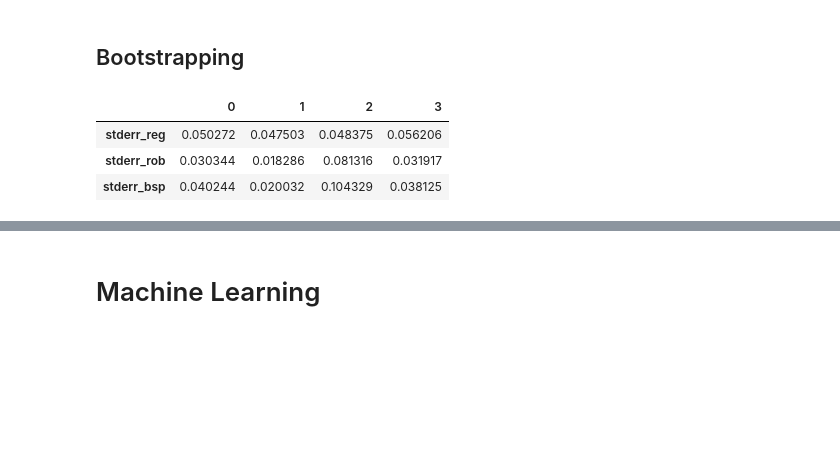
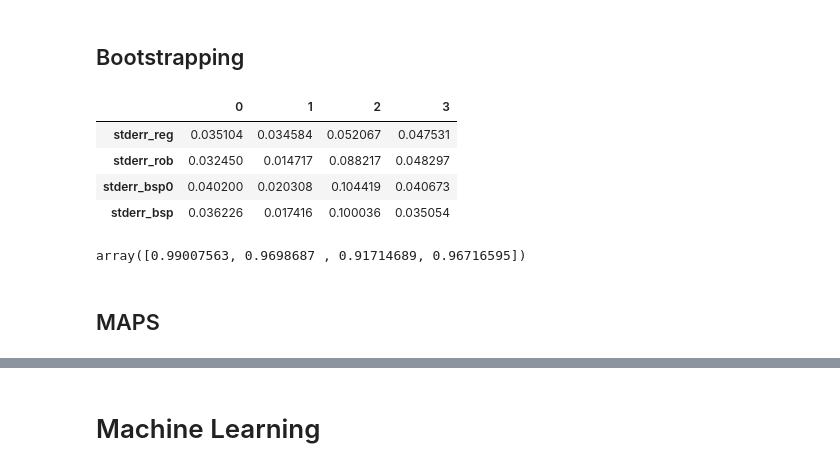
Before and after one commit to iamlemec/data_science, a Jupyter notebook: Session_2.ipynb, the cells around one changed output, grey strips where cells are left out. Drawn from its saved outputs; the diff is of its cells as text; code cells hidden in the pictures; blank space fills up the shorter version.

```diff
--- a/Session_2.ipynb
+++ b/Session_2.ipynb
@@ -820,17 +828,32 @@ cmean = [0.1, 0.2, 0.3, 0.4]
 cvars = [0.2, 0.1, 0.5, 0.2]
 mygen = lambda: gen_block_data(N, cmean, cvars)
 myeqn = 'value ~ 0 + C(block)'
-res = pd.DataFrame({i: smf.ols(myeqn, data=mygen()).fit().params for i in range(K)}).T
-res.columns = ['b0', 'b1', 'b2', 'b3']
-stderr_bsp = res.std().values
+data0 = mygen()
+mysamp = lambda: resample(data0)
+# %%
+res = pd.DataFrame({i: smf.ols(myeqn, data=mygen()).fit().params for i in range(K)}).T
+res.columns = ['b0', 'b1', 'b2', 'b3']
+stderr_bsp0 = res.std().values
+# %%
+res = pd.DataFrame({i: smf.ols(myeqn, data=mysamp()).fit().params for i in range(K)}).T
+res.columns = ['b0', 'b1', 'b2', 'b3']
+stderr_bsp = res.std().values
 # %%
 pd.DataFrame({
     'stderr_reg': stderr_reg,
     'stderr_rob': stderr_rob,
+    'stderr_bsp0': stderr_bsp0,
     'stderr_bsp': stderr_bsp
 }).T
 # %% [output]
 |  | 0 | 1 | 2 | 3 |
-| stderr_reg | 0.050272 | 0.047503 | 0.048375 | 0.056206 |
-| stderr_rob | 0.030344 | 0.018286 | 0.081316 | 0.031917 |
-| stderr_bsp | 0.040244 | 0.020032 | 0.104329 | 0.038125 |
+| stderr_reg | 0.035104 | 0.034584 | 0.052067 | 0.047531 |
+| stderr_rob | 0.032450 | 0.014717 | 0.088217 | 0.048297 |
+| stderr_bsp0 | 0.040200 | 0.020308 | 0.104419 | 0.040673 |
+| stderr_bsp | 0.036226 | 0.017416 | 0.100036 | 0.035054 |
+# %%
+(2*(1/(stderr_bsp0/cvars)))**2/N
+# %% [output]
+array([0.99007563, 0.9698687 , 0.91714689, 0.96716595])
+# %% [markdown]
+## MAPS
```
Also changed, not shown: parts of 69 cells of this notebook.
